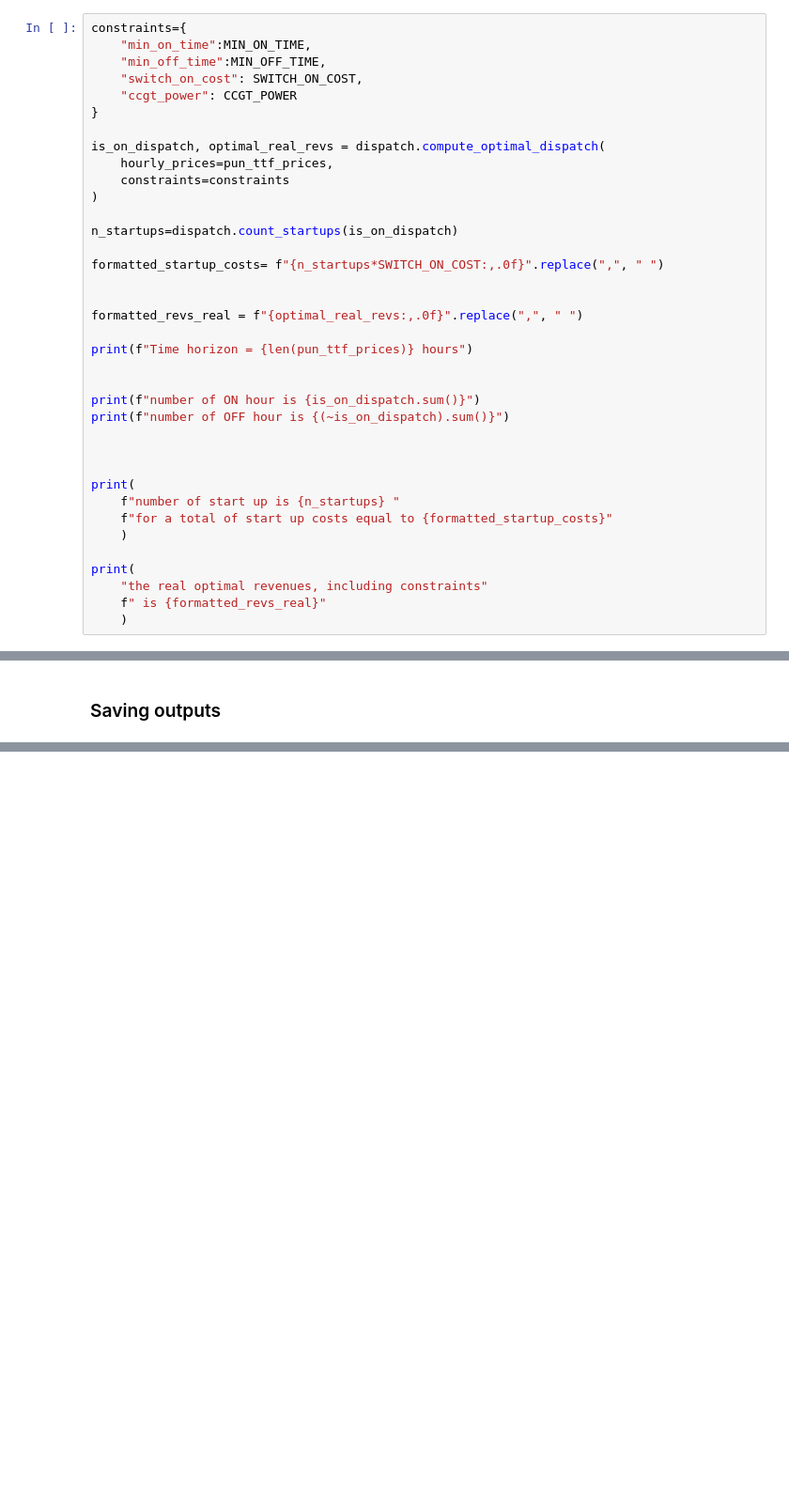
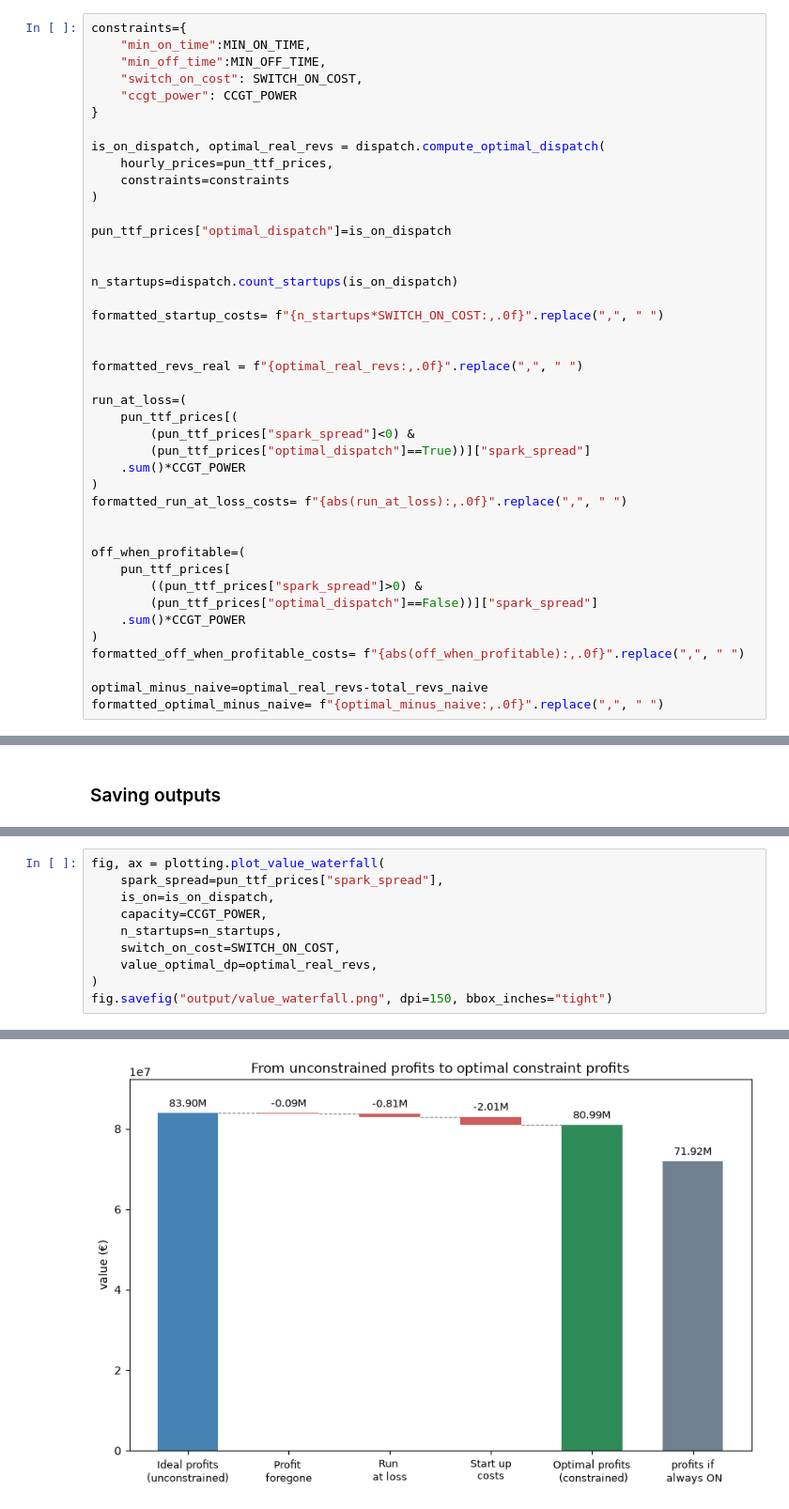
Before and after one commit to Frascus/ccgt-valuation, a Jupyter notebook: analysis.ipynb, the cells around one changed output, grey strips where cells are left out. Shown at 94% size. Drawn from its saved outputs; the diff is of its cells as text; blank space fills up the shorter version.

```diff
--- a/analysis.ipynb
+++ b/analysis.ipynb
@@ -148,6 +148,9 @@ is_on_dispatch, optimal_real_revs = dispatch.compute_optimal_dispatch(
     constraints=constraints
 )
 
+pun_ttf_prices["optimal_dispatch"]=is_on_dispatch
+
+
 n_startups=dispatch.count_startups(is_on_dispatch)
 
 formatted_startup_costs= f"{n_startups*SWITCH_ON_COST:,.0f}".replace(",", " ")
@@ -155,20 +158,22 @@ formatted_startup_costs= f"{n_startups*SWITCH_ON_COST:,.0f}".replace(",", " ")
 
 formatted_revs_real = f"{optimal_real_revs:,.0f}".replace(",", " ")
 
-print(f"Time horizon = {len(pun_ttf_prices)} hours")
+run_at_loss=(
+    pun_ttf_prices[(
+        (pun_ttf_prices["spark_spread"]<0) &
+        (pun_ttf_prices["optimal_dispatch"]==True))]["spark_spread"]
+    .sum()*CCGT_POWER
+)
+formatted_run_at_loss_costs= f"{abs(run_at_loss):,.0f}".replace(",", " ")
 
 
-print(f"number of ON hour is {is_on_dispatch.sum()}")
-print(f"number of OFF hour is {(~is_on_dispatch).sum()}")
+off_when_profitable=(
+    pun_ttf_prices[
+        ((pun_ttf_prices["spark_spread"]>0) &
+        (pun_ttf_prices["optimal_dispatch"]==False))]["spark_spread"]
+    .sum()*CCGT_POWER
+)
+formatted_off_when_profitable_costs= f"{abs(off_when_profitable):,.0f}".replace(",", " ")
 
-
-
-print(
-    f"number of start up is {n_startups} "
-    f"for a total of start up costs equal to {formatted_startup_costs}"
-    )
-
-print(
-    "the real optimal revenues, including constraints"
-    f" is {formatted_revs_real}"
-    )
+optimal_minus_naive=optimal_real_revs-total_revs_naive
+formatted_optimal_minus_naive= f"{optimal_minus_naive:,.0f}".replace(",", " ")
@@ -192,0 +226,11 @@ dispatch_df.to_csv("output/optimal_dispatch.csv", index=False)
+# %%
+fig, ax = plotting.plot_value_waterfall(
+    spark_spread=pun_ttf_prices["spark_spread"],
+    is_on=is_on_dispatch,
+    capacity=CCGT_POWER,
+    n_startups=n_startups,
+    switch_on_cost=SWITCH_ON_COST,
+    value_optimal_dp=optimal_real_revs,
+)
+fig.savefig("output/value_waterfall.png", dpi=150, bbox_inches="tight")
+# %% [output]
@@ -192,0 +239 @@ dispatch_df.to_csv("output/optimal_dispatch.csv", index=False)
+[figure, added]
```
Also changed, not shown: parts of 4 cells of this notebook, 2 other files.
